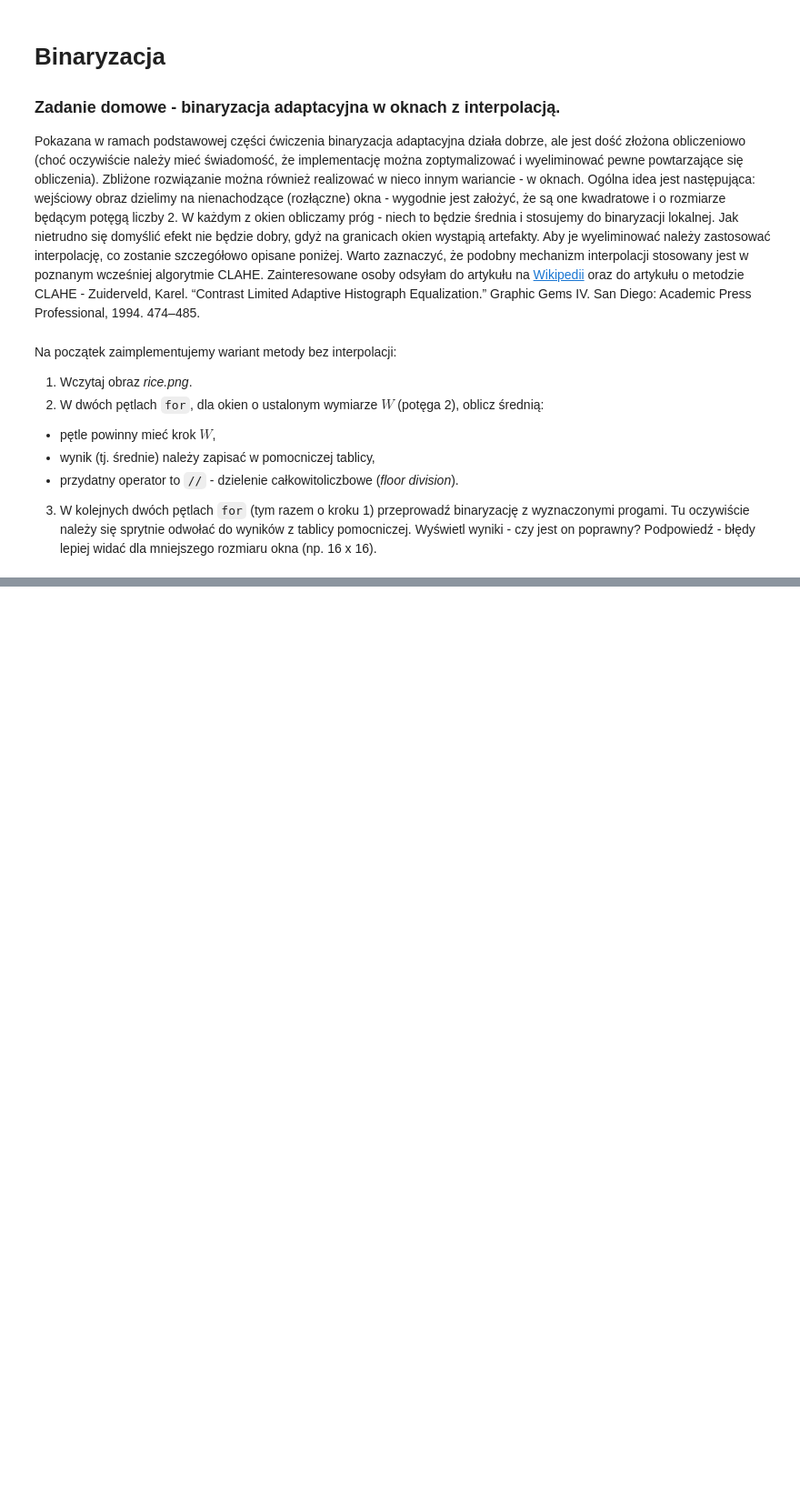
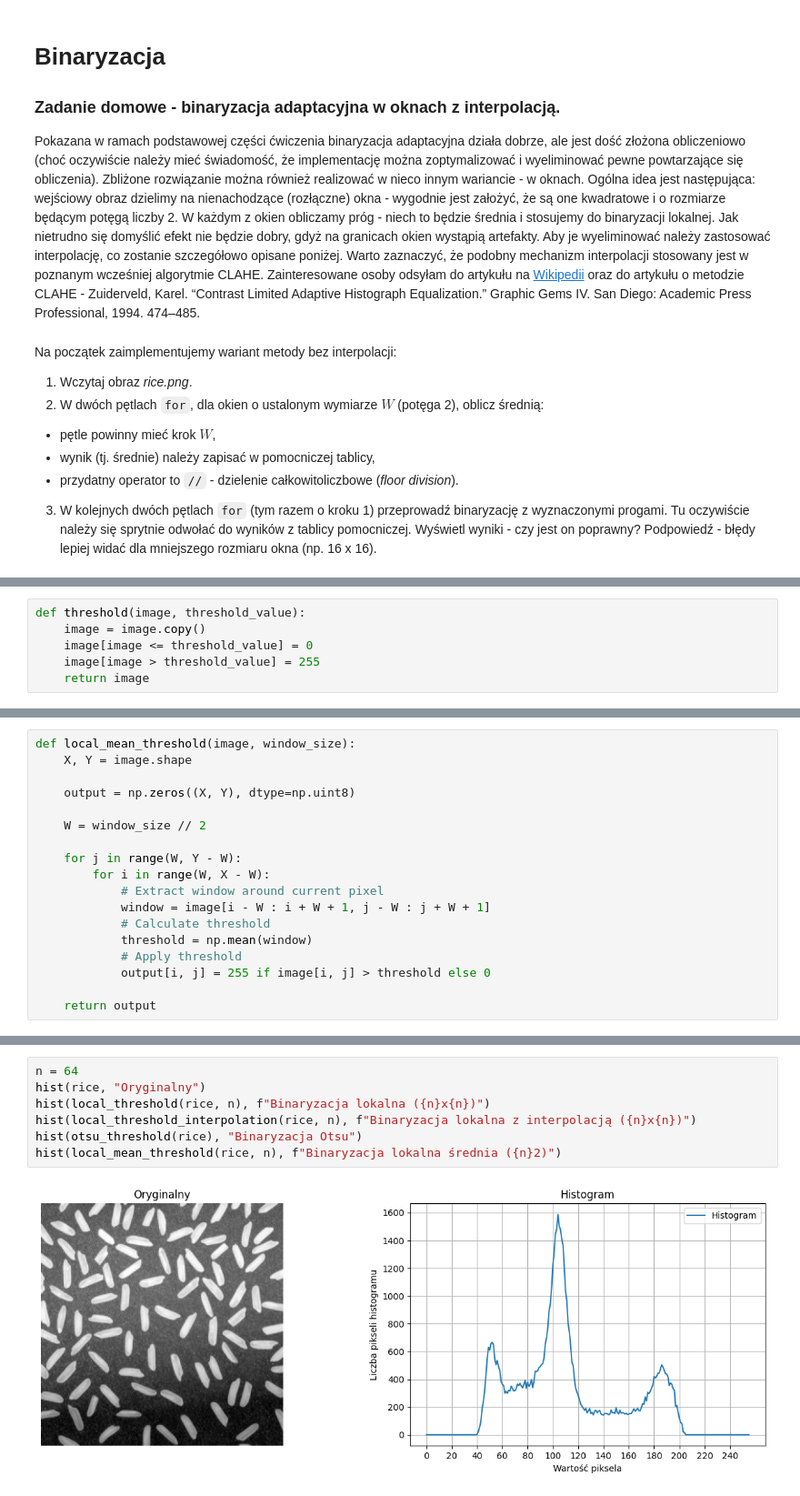
Before and after one commit to rmesek/wcpo-agh-2024, a Jupyter notebook: lab4/04_thresholding_hw.ipynb, the cells around one changed output, grey strips where cells are left out. Shown at 91% size. Saved outputs shown, nothing was run; the diff lists cells and outputs as text; blank space fills up the shorter version.

```diff
--- a/lab4/04_thresholding_hw.ipynb
+++ b/lab4/04_thresholding_hw.ipynb
@@ -90,3 +145,9 @@ if not os.path.exists(fileName):
 - lokalna w oknach z interpolacją.
 
 Proszę pod porównaniem, w osobnej sekcji *markdown*, krótko skomentować uzyskane wyniki.
+# %%
+def threshold(image, threshold_value):
+    image = image.copy()
+    image[image <= threshold_value] = 0
+    image[image > threshold_value] = 255
+    return image
@@ -92,0 +176,18 @@ Proszę pod porównaniem, w osobnej sekcji *markdown*, krótko skomentować uzys
+# %%
+def local_mean_threshold(image, window_size):
+    X, Y = image.shape
+
+    output = np.zeros((X, Y), dtype=np.uint8)
+
+    W = window_size // 2
+
+    for j in range(W, Y - W):
+        for i in range(W, X - W):
+            # Extract window around current pixel
+            window = image[i - W : i + W + 1, j - W : j + W + 1]
+            # Calculate threshold
+            threshold = np.mean(window)
+            # Apply threshold
+            output[i, j] = 255 if image[i, j] > threshold else 0
+
+    return output
@@ -92,0 +286,9 @@ Proszę pod porównaniem, w osobnej sekcji *markdown*, krótko skomentować uzys
+# %%
+n = 64
+hist(rice, "Oryginalny")
+hist(local_threshold(rice, n), f"Binaryzacja lokalna ({n}x{n})")
+hist(local_threshold_interpolation(rice, n), f"Binaryzacja lokalna z interpolacją ({n}x{n})")
+hist(otsu_threshold(rice), "Binaryzacja Otsu")
+hist(local_mean_threshold(rice, n), f"Binaryzacja lokalna średnia ({n}2)")
+# %% [output]
+[figure, added]
```
Also changed, not shown: parts of 8 cells of this notebook.
